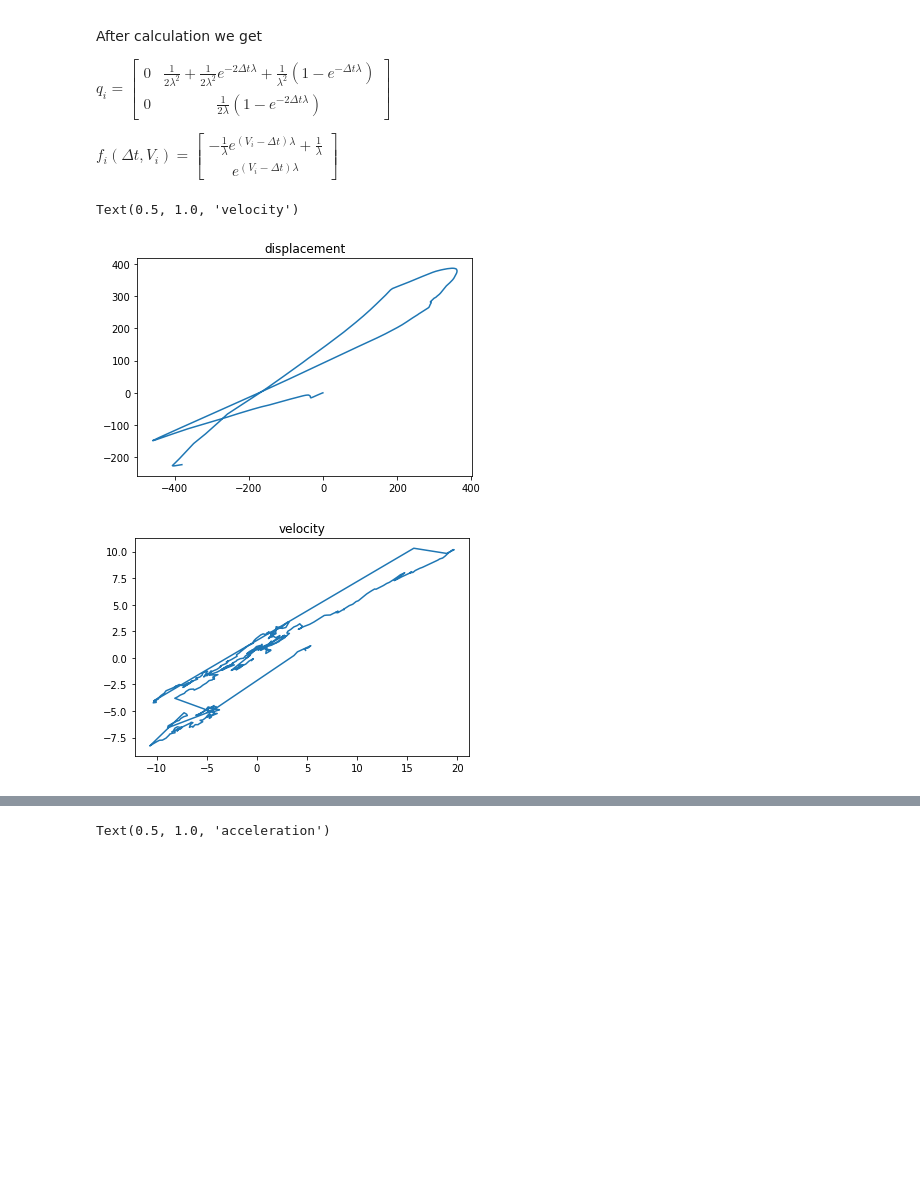
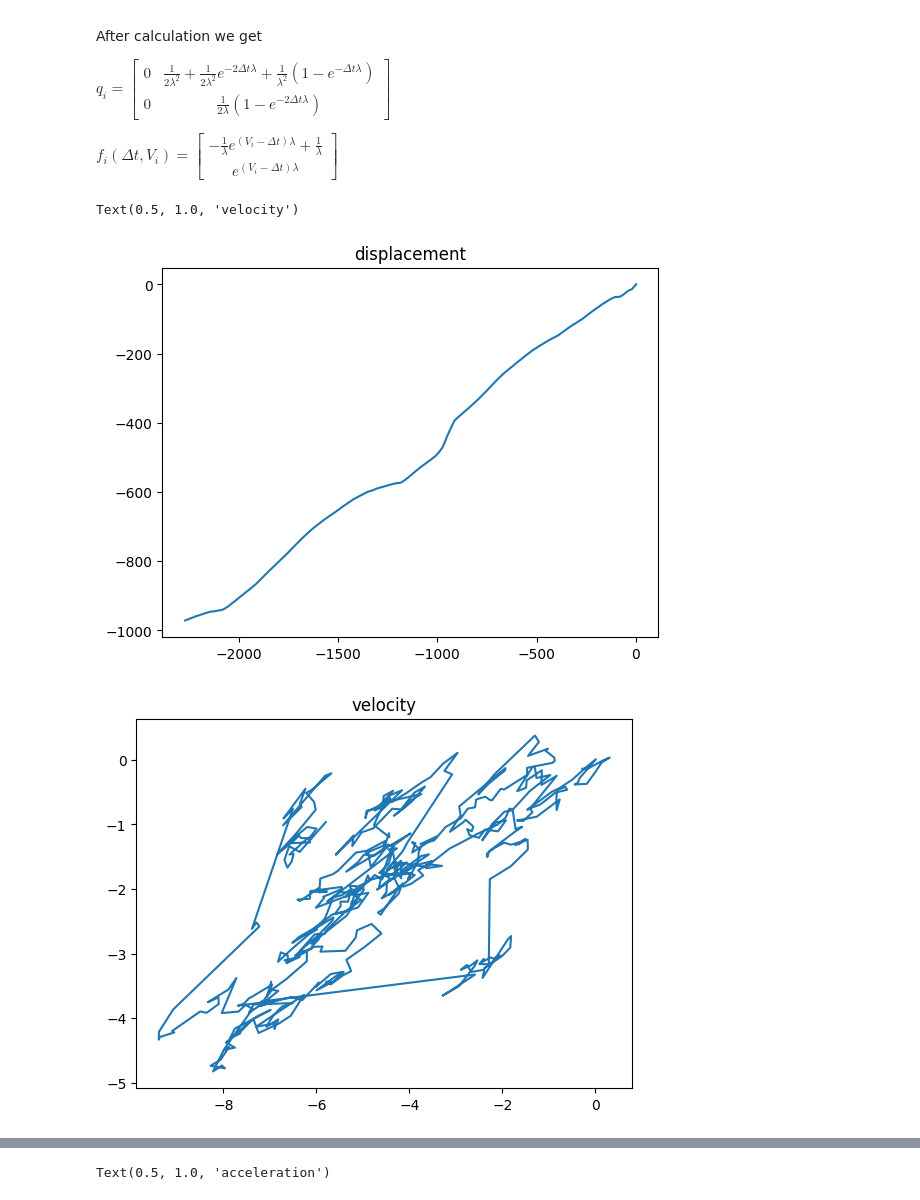
Before and after one commit to ShariceLiu/levy_simu, a Jupyter notebook: nD_levy_simulate.ipynb, the cells around one changed output, grey strips where cells are left out. Saved outputs shown, nothing was run; the diff lists cells and outputs as text; code cells hidden in the pictures; blank space fills up the shorter version.

```diff
--- a/nD_levy_simulate.ipynb
+++ b/nD_levy_simulate.ipynb
@@ -182,13 +182,13 @@ $f_i(\Delta t, V_i) = \begin{bmatrix} -\frac{1}{\lambda} e^{(V_i-\Delta t)\lambd
 e^{(V_i-\Delta t)\lambda} \end{bmatrix}$
 # %%
 l = 0.005
-c = 100
-N = 400
+c = 10
+N = 500
 delta_t = 1
 sigma_w = 0.033
 mu_w1 = 0.1
 mu_w2 = 0.05
-alpha = 1.4
+alpha = 1.6
 
 def simu_langevin_non_zero():
     x = np.matrix([0,0,0,0]).T # vertical matrix
@@ -234,12 +234,12 @@ def simu_langevin_non_zero():
             s_c_dt += delta_t**(2/alpha)*gamma**(-2/alpha)*np.matmul(f_delta_t_v_i,f_delta_t_v_i.T)
 
 
-#         q12 = -1/(2*l**2)*(1-np.exp(-2*delta_t*l))+(1-np.exp(-delta_t*l))/l**2
-#         q22 = (1-np.exp(-2*delta_t*l))/(2*l)
+        # q12 = -1/(2*l**2)*(1-np.exp(-2*delta_t*l))+(1-np.exp(-delta_t*l))/l**2
+        # q22 = (1-np.exp(-2*delta_t*l))/(2*l)
 #         Q_delta_t = np.matrix([[0,q12*(sigma_w**2+mu_w1**2),0,0],[0,q22*(sigma_w**2+mu_w1**2),0,0],
 #                                [0,0,0,q12*(sigma_w**2+mu_w2**2)],[0,0,0,q22*(sigma_w**2+mu_w2**2)]])
-#         Q_delta_t = np.matrix([[0,q12*sigma_w**2,0,0],[0,q22*(sigma_w**2),0,0],
-#                                [0,0,0,q12*(sigma_w**2)],[0,0,0,q22*(sigma_w**2)]])
+        # Q_delta_t = np.matrix([[0,q12*sigma_w**2,0,0],[0,q22*(sigma_w**2),0,0],
+        #                        [0,0,0,q12*(sigma_w**2)],[0,0,0,q22*(sigma_w**2)]])
         S_delta_t = sigma_w**2*s_c_dt + alpha/(2-alpha)*c**(1-2/alpha)*Q_delta_t
 
         s_ns[n,:,:]=S_delta_t
@@ -256,32 +256,32 @@ def simu_langevin_non_zero():
         m_c_dt[0:2] *= mu_w1
         m_c_dt[2:] *= mu_w2
         m_delta_t = np.matmul(np.matrix([[1,m12,0,0],[0,m22,0,0],[0,0,1,m12],[0,0,0,m22]]),x)+m_c_dt
 
 
         if alpha > 1:
             m_delta_t -= Z_c_bar
 
         x = np.random.multivariate_normal(np.array(m_delta_t.T)[0], S_delta_t.T) # horizontal array
 
         x_ns[n,:]=x
         x = np.matrix(x).T # transform x to be a vertical matrix
         t_ns[n]=n*delta_t
 
     return x_ns, t_ns,s_ns, m_ns_dt
 
 x_ns, t_ns,s_ns, m_ns_dt = simu_langevin_non_zero()
 plt.figure()
 plt.plot(x_ns[:,0], x_ns[:,2])
 # plt.plot(x_ns_test[:,0], x_ns_test[:,2])
 plt.title('displacement')
 # plt.legend(['test','true'])
 
 plt.figure()
 plt.plot(x_ns[:,1], x_ns[:,3])
 # plt.plot(x_ns_test[:,1], x_ns_test[:,3])
 plt.title('velocity')
 # plt.legend(['test','true'])
 # %% [output]
 Text(0.5, 1.0, 'velocity')
-[figure, old version]
+[figure, new version]
-[figure, old version]
+[figure, new version]
```
Also changed, not shown: parts of 11 cells of this notebook, 5 other files.
